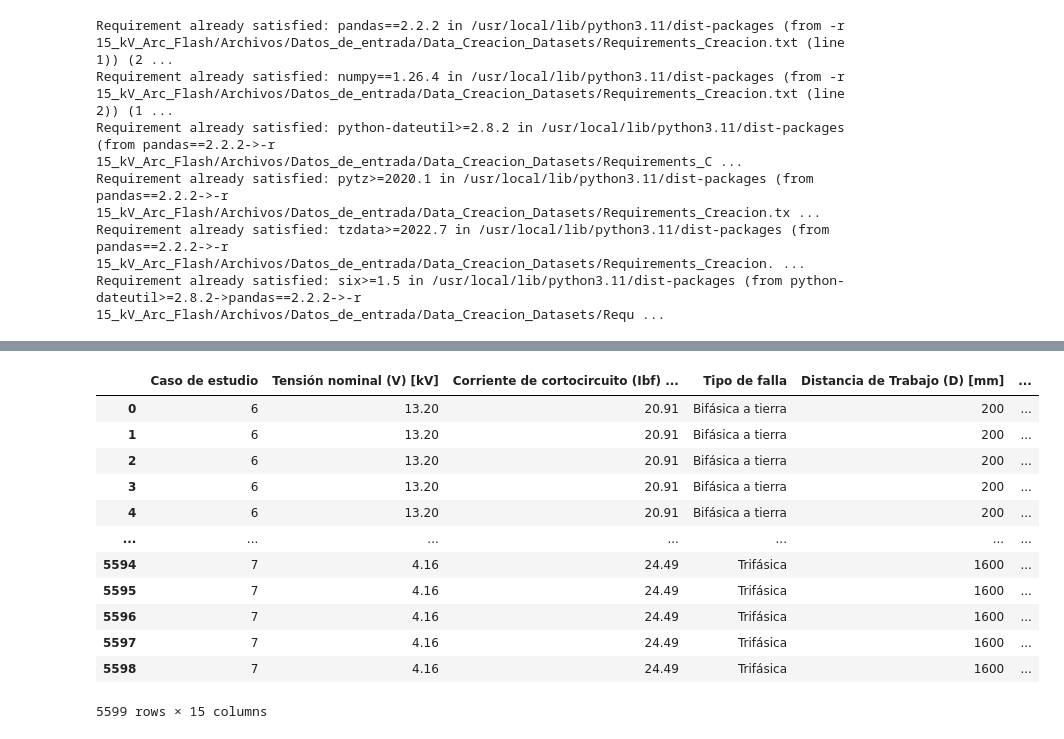
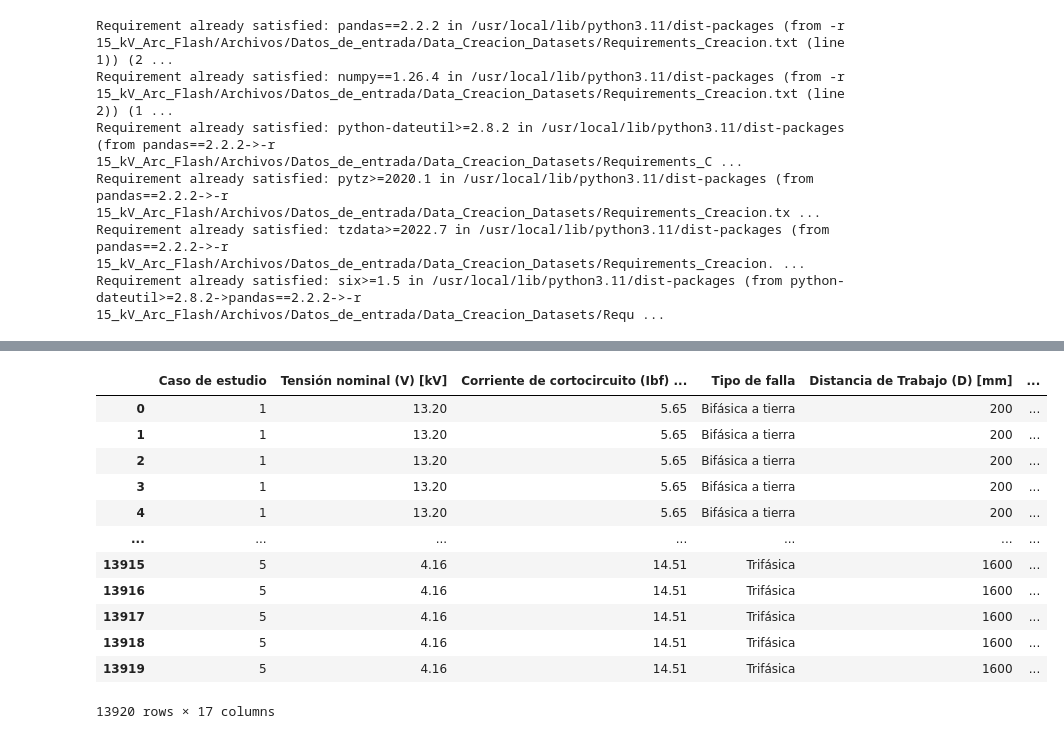
Before and after one commit to alvillegasru/15_kV_Arc_Flash, a Jupyter notebook: Cuadernos/Creacion_Datasets.ipynb, the cells around one changed output, grey strips where cells are left out. Saved outputs shown, nothing was run; the diff lists cells and outputs as text; code cells hidden in the pictures.

```diff
--- a/Cuadernos/Creacion_Datasets.ipynb
+++ b/Cuadernos/Creacion_Datasets.ipynb
@@ -479,12 +463,12 @@ df_epri_terzija_validacion
 #@title Creación dataset análisis y validación
 
 # Realizar el merge utilizando las columnas en común
-df_analisis = pd.merge(df_ieee_analisis, df_epri_terzija_analisis,
+dataset_analisis = pd.merge(df_ieee_analisis, df_epri_terzija_analisis,
                         on=['Caso de estudio', 'Tensión nominal (V) [kV]', 'Corriente de cortocircuito (Ibf) [kA]',
                             'Distancia de Trabajo (D) [mm]', 'Gap (G) [mm]', 'Configuración de electrodos (EC)'],
                         how='outer')
 
-df_validacion = pd.merge(df_ieee_validacion, df_epri_terzija_validacion,
+dataset_validacion = pd.merge(df_ieee_validacion, df_epri_terzija_validacion,
                         on=['Caso de estudio', 'Tensión nominal (V) [kV]', 'Corriente de cortocircuito (Ibf) [kA]',
                             'Distancia de Trabajo (D) [mm]', 'Gap (G) [mm]', 'Configuración de electrodos (EC)'],
                         how='outer')
@@ -500,21 +484,30 @@ columnas_ordenadas = [
 ]
 
 # Reindexar el dataframe con el orden correcto de columnas
-df_analisis = df_analisis.reindex(columns=columnas_ordenadas)
-df_validacion = df_validacion.reindex(columns=columnas_ordenadas)
+dataset_analisis = dataset_analisis.reindex(columns=columnas_ordenadas)
+dataset_validacion = dataset_validacion.reindex(columns=columnas_ordenadas)
 
-df_validacion
+# Creación de columnas con relación IEEE/EPRI e IEEE/Terzija
+dataset_analisis['Relación IEEE - EPRI Earc Open Air'] = dataset_analisis['IEEE 1584 - 2018 Earc [cal/cm^2]'] / dataset_analisis['EPRI Earc Open Air [cal/cm^2]']
+
+dataset_analisis['Relación IEEE - Terzija Earc Open Air'] = dataset_analisis['IEEE 1584 - 2018 Earc [cal/cm^2]'] / dataset_analisis['Terzija/Koglin Earc Open Air [cal/cm^2]']
+
+dataset_validacion['Relación IEEE - EPRI Earc Open Air'] = dataset_validacion['IEEE 1584 - 2018 Earc [cal/cm^2]'] / dataset_validacion['EPRI Earc Open Air [cal/cm^2]']
+
+dataset_validacion['Relación IEEE - Terzija Earc Open Air'] = dataset_validacion['IEEE 1584 - 2018 Earc [cal/cm^2]'] / dataset_validacion['Terzija/Koglin Earc Open Air [cal/cm^2]']
-# %% [output]
-|  | Caso de estudio | Tensión nominal (V) [kV] | Corriente de cortocircuito (Ibf) ... | Tipo de falla | Distancia de Trabajo (D) [mm] | ... |
-| 0 | 6 | 13.20 | 20.91 | Bifásica a tierra | 200 | ... |
-| 1 | 6 | 13.20 | 20.91 | Bifásica a tierra | 200 | ... |
-| 2 | 6 | 13.20 | 20.91 | Bifásica a tierra | 200 | ... |
-| 3 | 6 | 13.20 | 20.91 | Bifásica a tierra | 200 | ... |
-| 4 | 6 | 13.20 | 20.91 | Bifásica a tierra | 200 | ... |
-| ... | ... | ... | ... | ... | ... | ... |
-| 5594 | 7 | 4.16 | 24.49 | Trifásica | 1600 | ... |
-| 5595 | 7 | 4.16 | 24.49 | Trifásica | 1600 | ... |
-| 5596 | 7 | 4.16 | 24.49 | Trifásica | 1600 | ... |
-| 5597 | 7 | 4.16 | 24.49 | Trifásica | 1600 | ... |
-| 5598 | 7 | 4.16 | 24.49 | Trifásica | 1600 | ... |
-5599 rows × 15 columns
+# %%
+dataset_analisis
+# %% [output]
+|  | Caso de estudio | Tensión nominal (V) [kV] | Corriente de cortocircuito (Ibf) ... | Tipo de falla | Distancia de Trabajo (D) [mm] | ... |
+| 0 | 1 | 13.20 | 5.65 | Bifásica a tierra | 200 | ... |
+| 1 | 1 | 13.20 | 5.65 | Bifásica a tierra | 200 | ... |
+| 2 | 1 | 13.20 | 5.65 | Bifásica a tierra | 200 | ... |
+| 3 | 1 | 13.20 | 5.65 | Bifásica a tierra | 200 | ... |
+| 4 | 1 | 13.20 | 5.65 | Bifásica a tierra | 200 | ... |
+| ... | ... | ... | ... | ... | ... | ... |
+| 13915 | 5 | 4.16 | 14.51 | Trifásica | 1600 | ... |
+| 13916 | 5 | 4.16 | 14.51 | Trifásica | 1600 | ... |
+| 13917 | 5 | 4.16 | 14.51 | Trifásica | 1600 | ... |
+| 13918 | 5 | 4.16 | 14.51 | Trifásica | 1600 | ... |
+| 13919 | 5 | 4.16 | 14.51 | Trifásica | 1600 | ... |
+13920 rows × 17 columns
```
Also changed, not shown: parts of 6 cells of this notebook.
